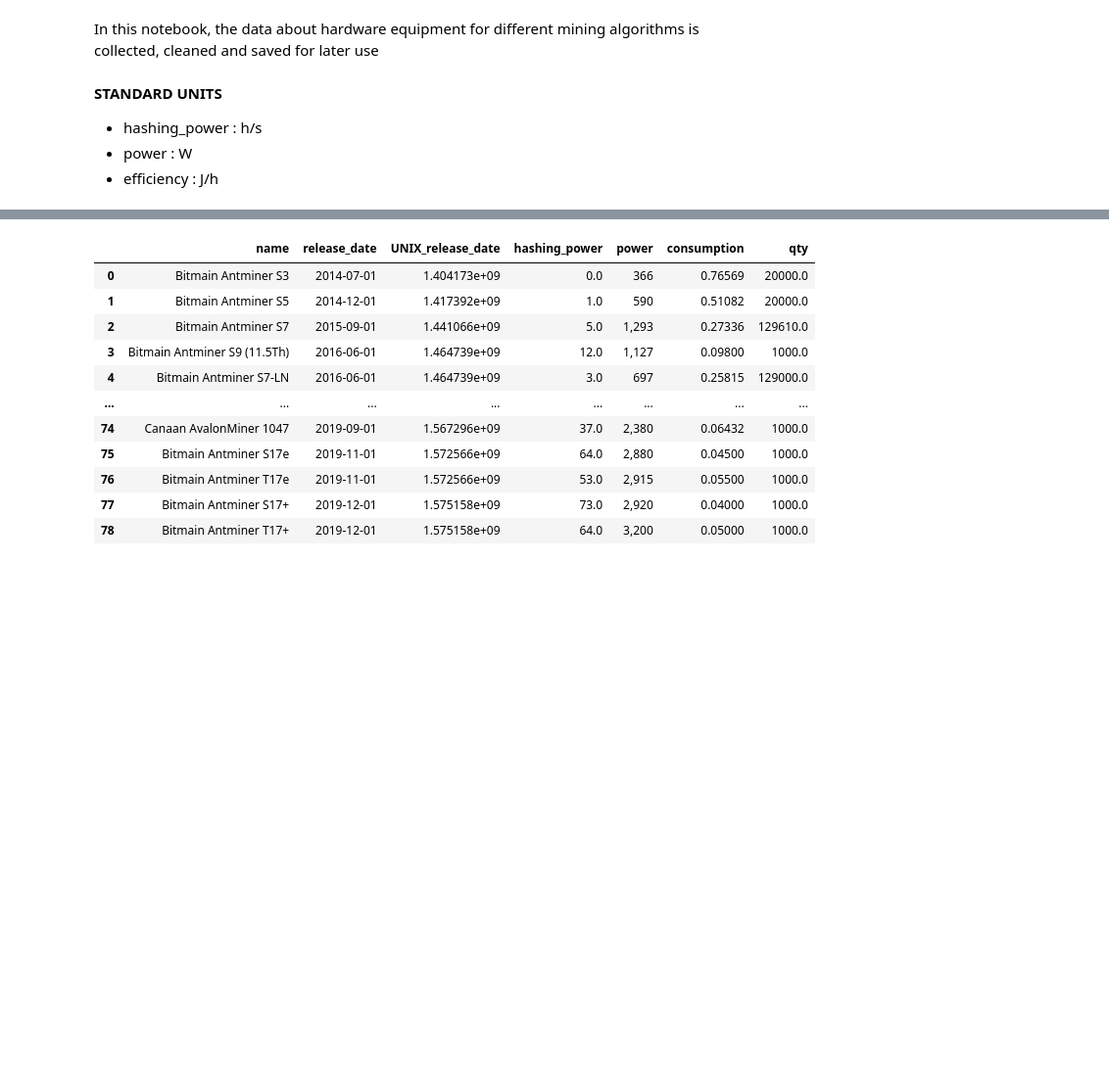
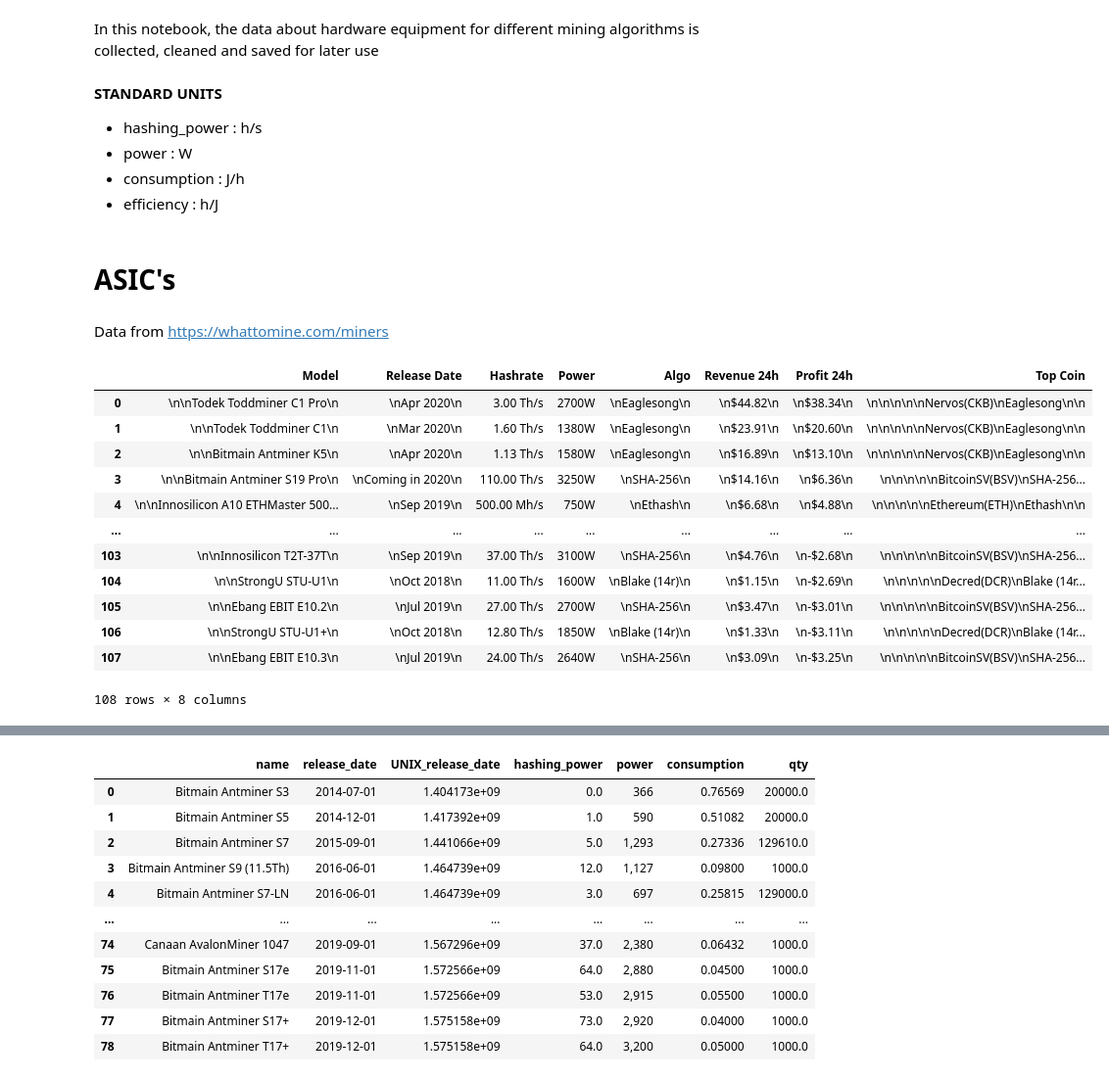
Before and after one commit to Lukasdeloose/sustainable_blockchain, a Jupyter notebook: data_analysis/hardware.ipynb, the cells around one changed output, grey strips where cells are left out. Shown: that part at 98% size. Cells and saved outputs as stored; diff of their text form; code cells hidden in the pictures; blank space fills up the shorter version.

Commit message:
added ASIC data

```diff
--- a/data_analysis/hardware.ipynb
+++ b/data_analysis/hardware.ipynb
@@ -14,4 +16,51 @@ In this notebook, the data about hardware equipment for different mining algorit
 **STANDARD UNITS**
 - hashing_power : h/s
 - power : W
-- efficiency : J/h
+- consumption : J/h
+- efficiency : h/J
+# %% [markdown]
+# ASIC's
+# %% [markdown]
+Data from https://whattomine.com/miners
+# %%
+# Top 100 mineable coins
+url = 'https://whattomine.com/miners'
+
+r = requests.get(url)
+
+page_body = r.text
+soup = BeautifulSoup(page_body, 'html.parser')
+table = soup.find_all('table', class_='table table-hover table-vcenter')
+# %%
+# Get column names
+column_names = []
+for header in table[0].find_all('th'):
+    header_text = str(header.string)
+    # Happens when link in header title
+    if header_text == 'None':
+        header_text = header.a.text
+    column_names.append(header_text)
+
+table_rows = table[0].find_all('tr')
+l = []
+for tr in table_rows:
+    td = tr.find_all('td')
+    row = [tr.text for tr in td]
+    l.append(row)
+asic_data = pd.DataFrame(l, columns=column_names)
+asic_data = asic_data.drop(0).reset_index(drop=True)
+asic_data
+# %% [output]
+|  | Model | Release Date | Hashrate | Power | Algo | Revenue 24h | Profit 24h | Top Coin |
+| 0 | \n\nTodek Toddminer C1 Pro\n | \nApr 2020\n | 3.00 Th/s | 2700W | \nEaglesong\n | \n$44.82\n | \n$38.34\n | \n\n\n\n\nNervos(CKB)\nEaglesong\n\n |
+| 1 | \n\nTodek Toddminer C1\n | \nMar 2020\n | 1.60 Th/s | 1380W | \nEaglesong\n | \n$23.91\n | \n$20.60\n | \n\n\n\n\nNervos(CKB)\nEaglesong\n\n |
+| 2 | \n\nBitmain Antminer K5\n | \nApr 2020\n | 1.13 Th/s | 1580W | \nEaglesong\n | \n$16.89\n | \n$13.10\n | \n\n\n\n\nNervos(CKB)\nEaglesong\n\n |
+| 3 | \n\nBitmain Antminer S19 Pro\n | \nComing in 2020\n | 110.00 Th/s | 3250W | \nSHA-256\n | \n$14.16\n | \n$6.36\n | \n\n\n\n\nBitcoinSV(BSV)\nSHA-256... |
+| 4 | \n\nInnosilicon A10 ETHMaster 500... | \nSep 2019\n | 500.00 Mh/s | 750W | \nEthash\n | \n$6.68\n | \n$4.88\n | \n\n\n\n\nEthereum(ETH)\nEthash\n\n |
+| ... | ... | ... | ... | ... | ... | ... | ... | ... |
+| 103 | \n\nInnosilicon T2T-37T\n | \nSep 2019\n | 37.00 Th/s | 3100W | \nSHA-256\n | \n$4.76\n | \n-$2.68\n | \n\n\n\n\nBitcoinSV(BSV)\nSHA-256... |
+| 104 | \n\nStrongU STU-U1\n | \nOct 2018\n | 11.00 Th/s | 1600W | \nBlake (14r)\n | \n$1.15\n | \n-$2.69\n | \n\n\n\n\nDecred(DCR)\nBlake (14r... |
+| 105 | \n\nEbang EBIT E10.2\n | \nJul 2019\n | 27.00 Th/s | 2700W | \nSHA-256\n | \n$3.47\n | \n-$3.01\n | \n\n\n\n\nBitcoinSV(BSV)\nSHA-256... |
+| 106 | \n\nStrongU STU-U1+\n | \nOct 2018\n | 12.80 Th/s | 1850W | \nBlake (14r)\n | \n$1.33\n | \n-$3.11\n | \n\n\n\n\nDecred(DCR)\nBlake (14r... |
+| 107 | \n\nEbang EBIT E10.3\n | \nJul 2019\n | 24.00 Th/s | 2640W | \nSHA-256\n | \n$3.09\n | \n-$3.25\n | \n\n\n\n\nBitcoinSV(BSV)\nSHA-256... |
+108 rows × 8 columns
```
Also changed, not shown: parts of 16 cells of this notebook, 6 other files.
